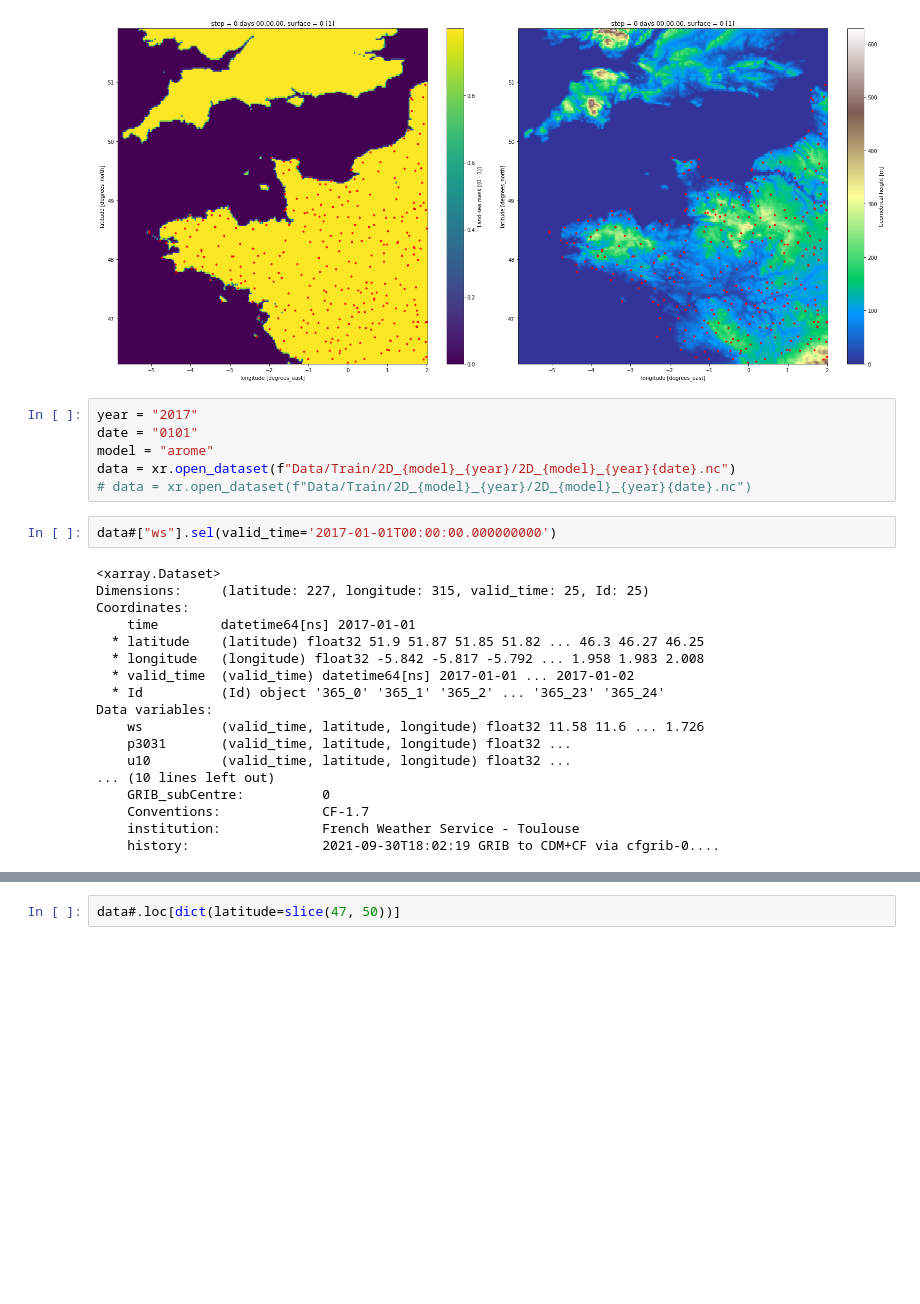
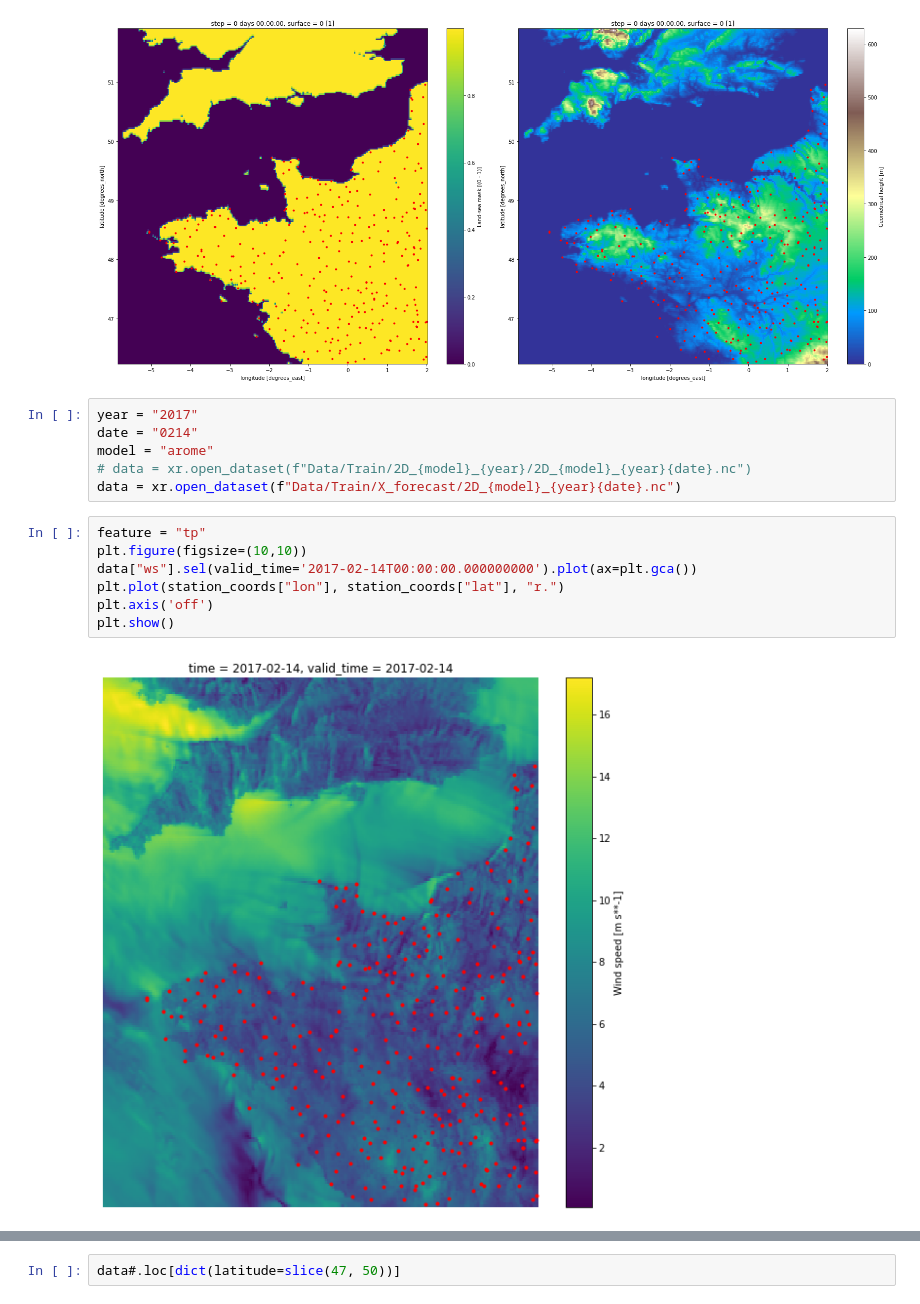
Before and after one commit to A-Stangeland/Defi-IA, a Jupyter notebook: read_nc_files.ipynb, the cells around one changed output, grey strips where cells are left out. Saved outputs shown, nothing was run; the diff lists cells and outputs as text; blank space fills up the shorter version.

```diff
--- a/read_nc_files.ipynb
+++ b/read_nc_files.ipynb
@@ -22,28 +23,17 @@ plt.show()
 [figure]
 # %%
 year = "2017"
-date = "0101"
+date = "0214"
 model = "arome"
-data = xr.open_dataset(f"Data/Train/2D_{model}_{year}/2D_{model}_{year}{date}.nc")
 # data = xr.open_dataset(f"Data/Train/2D_{model}_{year}/2D_{model}_{year}{date}.nc")
+data = xr.open_dataset(f"Data/Train/X_forecast/2D_{model}_{year}{date}.nc")
-# %%
-data#["ws"].sel(valid_time='2017-01-01T00:00:00.000000000')
-# %% [output]
-<xarray.Dataset>
-Dimensions:     (latitude: 227, longitude: 315, valid_time: 25, Id: 25)
-Coordinates:
-    time        datetime64[ns] 2017-01-01
-  * latitude    (latitude) float32 51.9 51.87 51.85 51.82 ... 46.3 46.27 46.25
-  * longitude   (longitude) float32 -5.842 -5.817 -5.792 ... 1.958 1.983 2.008
-  * valid_time  (valid_time) datetime64[ns] 2017-01-01 ... 2017-01-02
-  * Id          (Id) object '365_0' '365_1' '365_2' ... '365_23' '365_24'
-Data variables:
-    ws          (valid_time, latitude, longitude) float32 11.58 11.6 ... 1.726
-    p3031       (valid_time, latitude, longitude) float32 ...
-    u10         (valid_time, latitude, longitude) float32 ...
-... (10 lines left out)
-    GRIB_subCentre:          0
-    Conventions:             CF-1.7
-    institution:             French Weather Service - Toulouse
-    history:                 2021-09-30T18:02:19 GRIB to CDM+CF via cfgrib-0....
+# %%
+feature = "tp"
+plt.figure(figsize=(10,10))
+data["ws"].sel(valid_time='2017-02-14T00:00:00.000000000').plot(ax=plt.gca())
+plt.plot(station_coords["lon"], station_coords["lat"], "r.")
+plt.axis('off')
+plt.show()
+# %% [output]
+[figure, added]
 # %%
```
Also changed, not shown: parts of 6 cells of this notebook, 7 other files.
